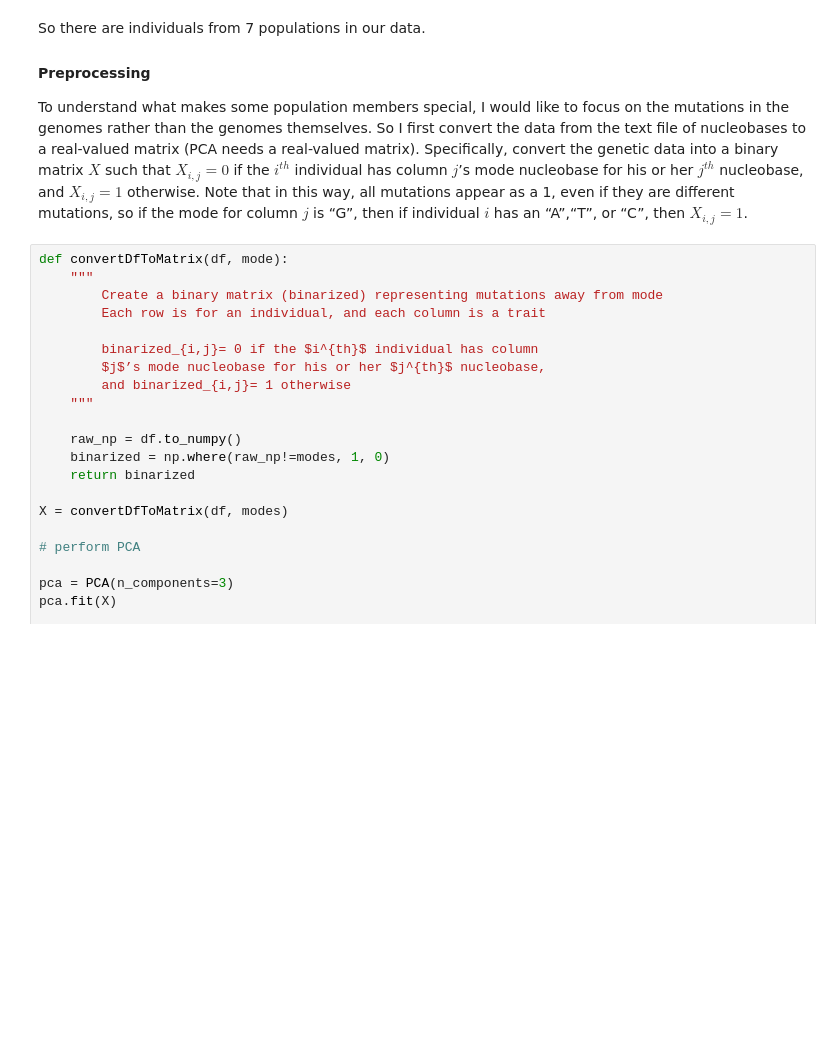
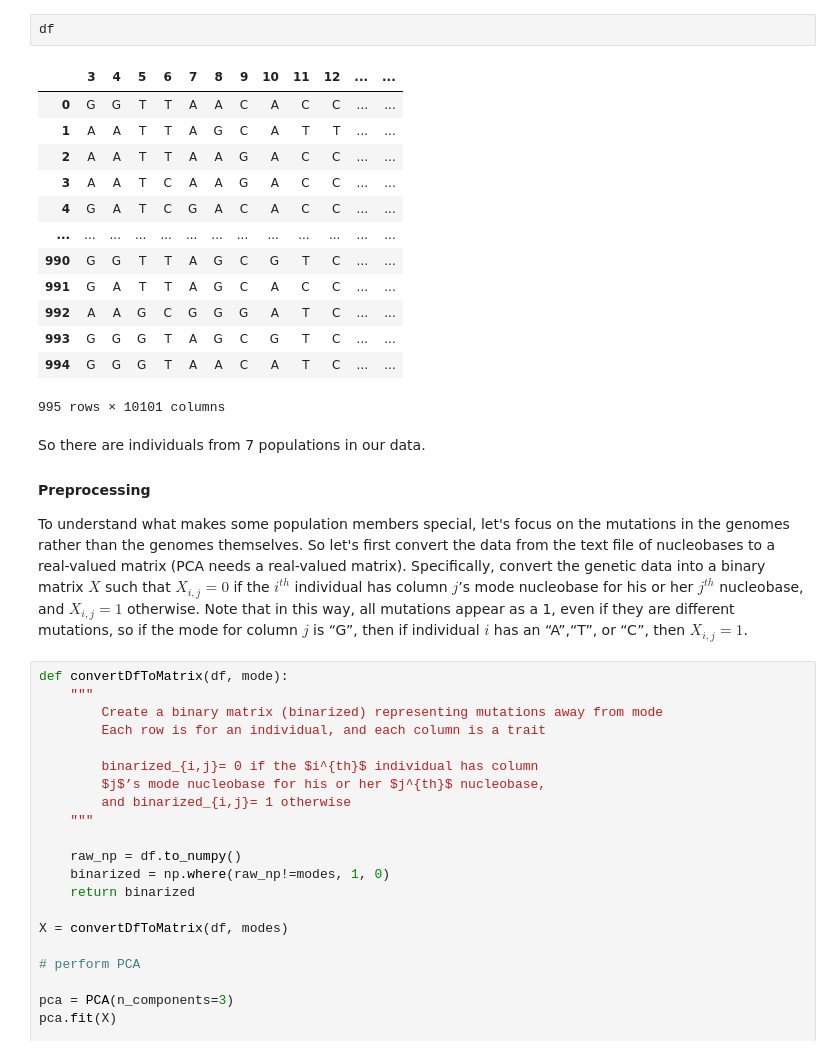
Before and after one commit to esterpantaleo/machine_learning_phd_course, a Jupyter notebook: 4.Unsupervised_learning.ipynb, the cells around one changed output. Saved outputs shown, nothing was run; the diff lists cells and outputs as text; blank space fills up the shorter version.

```diff
--- a/4.Unsupervised_learning.ipynb
+++ b/4.Unsupervised_learning.ipynb
@@ -96,6 +59,22 @@ def readAndProcessData():
 df, modes, population, gender = readAndProcessData()
 # %% [output]
 ['ACB' 'ASW' 'ESN' 'GWD' 'LWK' 'MSL' 'YRI']
+# %%
+df
+# %% [output]
+|  | 3 | 4 | 5 | 6 | 7 | 8 | 9 | 10 | 11 | 12 | ... | ... |
+| 0 | G | G | T | T | A | A | C | A | C | C | ... | ... |
+| 1 | A | A | T | T | A | G | C | A | T | T | ... | ... |
+| 2 | A | A | T | T | A | A | G | A | C | C | ... | ... |
+| 3 | A | A | T | C | A | A | G | A | C | C | ... | ... |
+| 4 | G | A | T | C | G | A | C | A | C | C | ... | ... |
+| ... | ... | ... | ... | ... | ... | ... | ... | ... | ... | ... | ... | ... |
+| 990 | G | G | T | T | A | G | C | G | T | C | ... | ... |
+| 991 | G | A | T | T | A | G | C | A | C | C | ... | ... |
+| 992 | A | A | G | C | G | G | G | A | T | C | ... | ... |
+| 993 | G | G | G | T | A | G | C | G | T | C | ... | ... |
+| 994 | G | G | G | T | A | A | C | A | T | C | ... | ... |
+995 rows × 10101 columns
 # %% [markdown]
 So there are individuals from 7 populations in our data.
 
@@ -103,7 +82,7 @@ So there are individuals from 7 populations in our data.
 
 
 #### Preprocessing
-To understand what makes some population members special, I would like to focus on the mutations in the genomes rather than the genomes themselves. So I first convert the data from the text file of nucleobases to a real-valued matrix (PCA needs a real-valued matrix). Specifically, convert the genetic data into a binary matrix $X$ such that $X_{i,j}= 0$ if the $i^{th}$ individual has column $j$’s mode nucleobase for his or her $j^{th}$ nucleobase, and $X_{i,j}= 1$ otherwise. Note that in this way, all mutations appear as a 1, even if they are different mutations, so if the mode for column $j$ is “G”, then if individual $i$ has an “A”,“T”, or “C”, then $X_{i,j}= 1$.
+To understand what makes some population members special, let's focus on the mutations in the genomes rather than the genomes themselves. So let's first convert the data from the text file of nucleobases to a real-valued matrix (PCA needs a real-valued matrix). Specifically, convert the genetic data into a binary matrix $X$ such that $X_{i,j}= 0$ if the $i^{th}$ individual has column $j$’s mode nucleobase for his or her $j^{th}$ nucleobase, and $X_{i,j}= 1$ otherwise. Note that in this way, all mutations appear as a 1, even if they are different mutations, so if the mode for column $j$ is “G”, then if individual $i$ has an “A”,“T”, or “C”, then $X_{i,j}= 1$.
 # %%
 def convertDfToMatrix(df, mode):
     """
```
Also changed, not shown: parts of 16 cells of this notebook, 7 other files.
